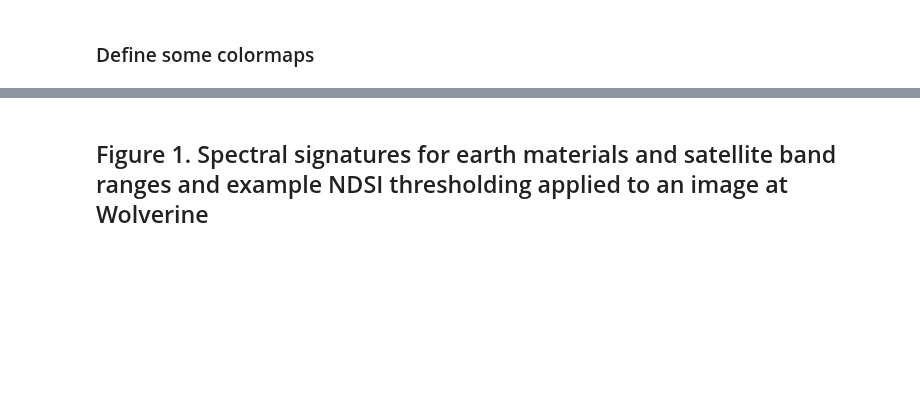
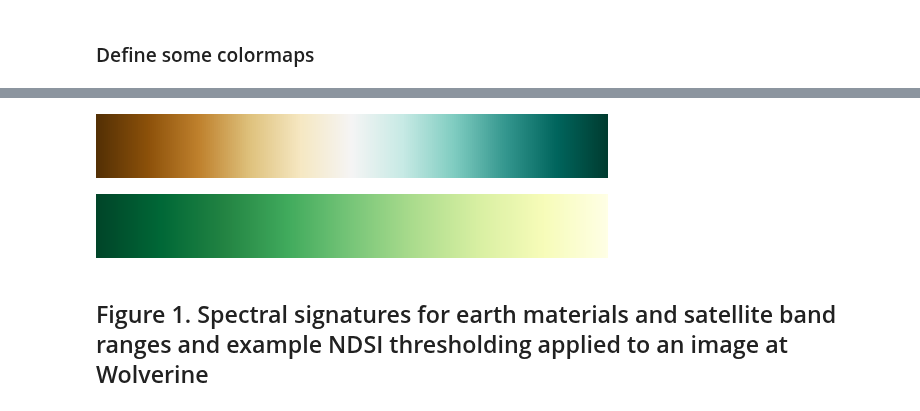
Before and after one commit to RaineyAbe/glacier-snow-cover-mapping, a Jupyter notebook: notebooks/make_figures.ipynb, the cells around one changed output, grey strips where cells are left out. Cells and saved outputs as stored; diff of their text form; code cells hidden in the pictures; blank space fills up the shorter version.

```diff
--- a/notebooks/make_figures.ipynb
+++ b/notebooks/make_figures.ipynb
@@ -74,8 +78,24 @@ ListedColormap(colors_classified)
+# %%
+# -----No-snow to Snow
+cmap_snow = matplotlib.colors.LinearSegmentedColormap.from_list('custom_colormap',
+                                                                ['#543005', '#8c510a', '#bf812d', '#dfc27d', '#f6e8c3',
+                                                                 '#f5f5f5', '#c7eae5', '#80cdc1', '#35978f', '#01665e',
+                                                                 '#003c30',
+                                                                ],
+                                                                N=256, gamma=1.0)
+cmap_snow
+# %% [output]
+[figure, added]
 # %%
 # -----Elevation
+colors_list = ['#ffffe5', '#f7fcb9', '#d9f0a3', '#addd8e', '#78c679',
+               '#41ab5d', '#238443', '#006837', '#004529']
+colors_list.reverse()
 cmap_elev = matplotlib.colors.LinearSegmentedColormap.from_list('custom_colormap',
-                                                                ['k', '#01665e', '#f5f5f5', '#8c510a'],
+                                                                colors_list,
                                                                 N=256, gamma=1.0)
 cmap_elev
+# %% [output]
+[figure, added]
 # %% [markdown]
 ## Figure 1. Spectral signatures for earth materials and satellite band ranges and example NDSI thresholding applied to an image at Wolverine
```
Also changed, not shown: parts of 8 cells of this notebook, 8 other files.
